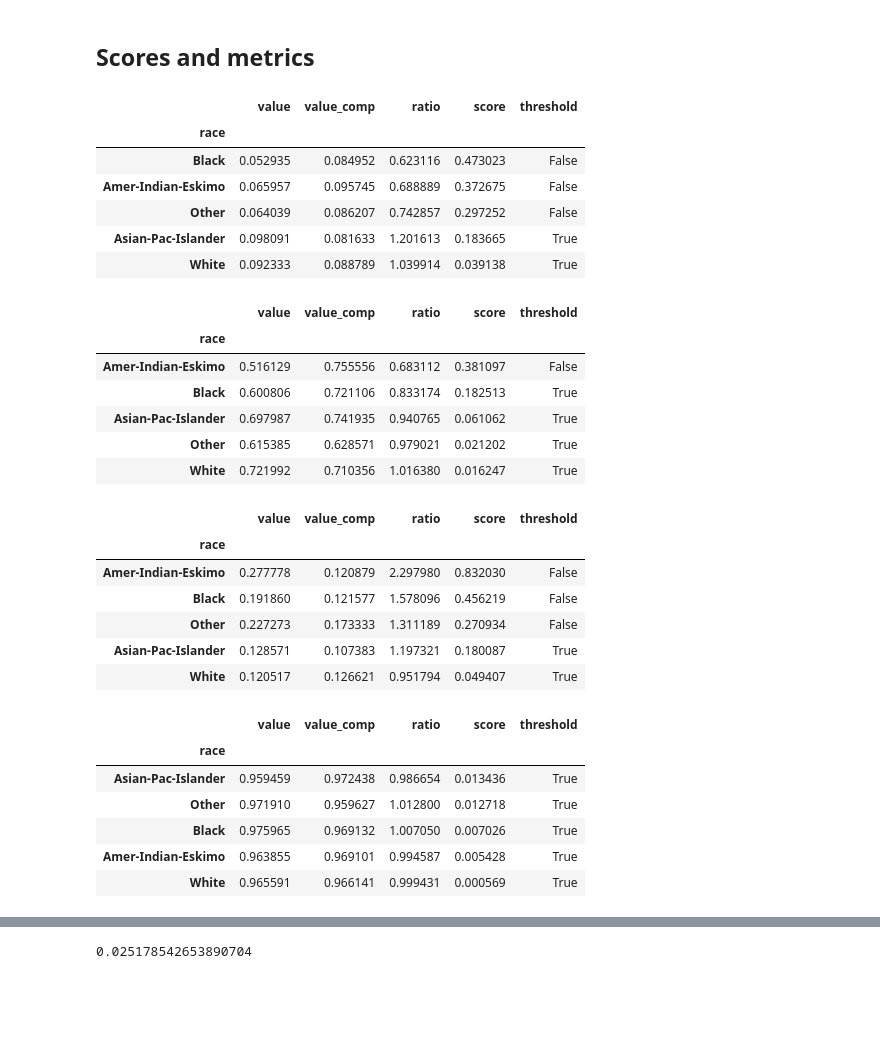
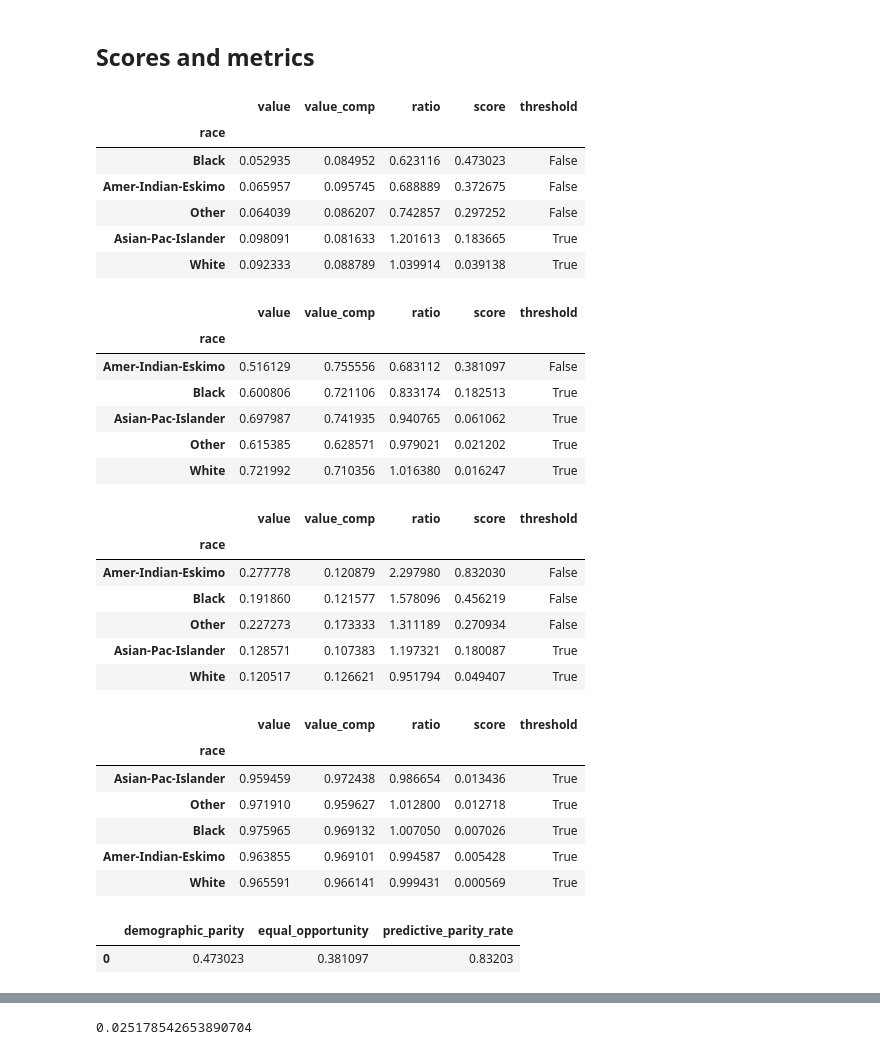
Before and after one commit to mim-uw/eXplainableMachineLearning-2024, a Jupyter notebook: Homeworks/HW2/MateuszSzymanski/MateuszSzymanski.ipynb, the cells around one changed output, grey strips where cells are left out. Cells and saved outputs as stored; diff of their text form; code cells hidden in the pictures; blank space fills up the shorter version.

```diff
--- a/Homeworks/HW2/MateuszSzymanski/Mateusz_Szymanski_Homework2.ipynb
+++ b/Homeworks/HW2/MateuszSzymanski/MateuszSzymanski.ipynb
@@ -657,32 +688,37 @@ display(demographic_parity(logistic_regression))
 display(calculate_score(logistic_regression, TPR))
 display(calculate_score(logistic_regression, PPV))
 display(calculate_score(logistic_regression, NPV))
+
+logistic_regression_scores = get_overall_scores(logistic_regression)
+display(logistic_regression_scores)
 # %% [output]
 |  | value | value_comp | ratio | score | threshold |
 | race |  |  |  |  |  |
 | Black | 0.052935 | 0.084952 | 0.623116 | 0.473023 | False |
 | Amer-Indian-Eskimo | 0.065957 | 0.095745 | 0.688889 | 0.372675 | False |
 | Other | 0.064039 | 0.086207 | 0.742857 | 0.297252 | False |
 | Asian-Pac-Islander | 0.098091 | 0.081633 | 1.201613 | 0.183665 | True |
 | White | 0.092333 | 0.088789 | 1.039914 | 0.039138 | True |
 |  | value | value_comp | ratio | score | threshold |
 | race |  |  |  |  |  |
 | Amer-Indian-Eskimo | 0.516129 | 0.755556 | 0.683112 | 0.381097 | False |
 | Black | 0.600806 | 0.721106 | 0.833174 | 0.182513 | True |
 | Asian-Pac-Islander | 0.697987 | 0.741935 | 0.940765 | 0.061062 | True |
 | Other | 0.615385 | 0.628571 | 0.979021 | 0.021202 | True |
 | White | 0.721992 | 0.710356 | 1.016380 | 0.016247 | True |
 |  | value | value_comp | ratio | score | threshold |
 | race |  |  |  |  |  |
 | Amer-Indian-Eskimo | 0.277778 | 0.120879 | 2.297980 | 0.832030 | False |
 | Black | 0.191860 | 0.121577 | 1.578096 | 0.456219 | False |
 | Other | 0.227273 | 0.173333 | 1.311189 | 0.270934 | False |
 | Asian-Pac-Islander | 0.128571 | 0.107383 | 1.197321 | 0.180087 | True |
 | White | 0.120517 | 0.126621 | 0.951794 | 0.049407 | True |
 |  | value | value_comp | ratio | score | threshold |
 | race |  |  |  |  |  |
 | Asian-Pac-Islander | 0.959459 | 0.972438 | 0.986654 | 0.013436 | True |
 | Other | 0.971910 | 0.959627 | 1.012800 | 0.012718 | True |
 | Black | 0.975965 | 0.969132 | 1.007050 | 0.007026 | True |
 | Amer-Indian-Eskimo | 0.963855 | 0.969101 | 0.994587 | 0.005428 | True |
 | White | 0.965591 | 0.966141 | 0.999431 | 0.000569 | True |
+|  | demographic_parity | equal_opportunity | predictive_parity_rate |
+| 0 | 0.473023 | 0.381097 | 0.83203 |
```
Also changed, not shown: parts of 11 cells of this notebook, 1 other file.
